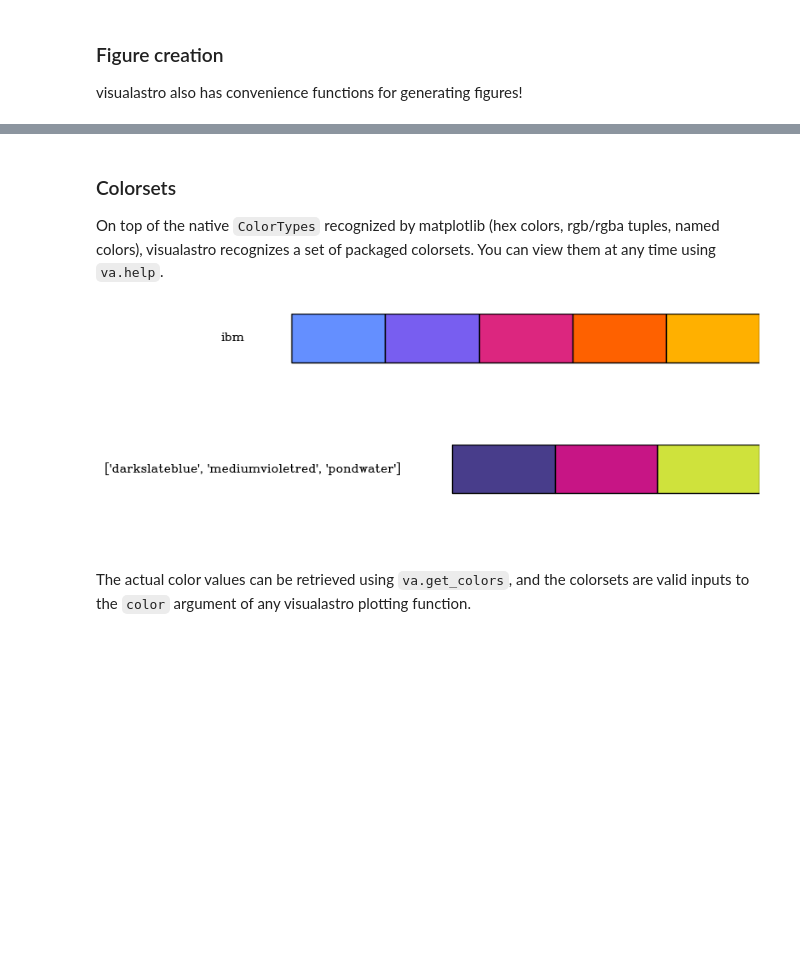
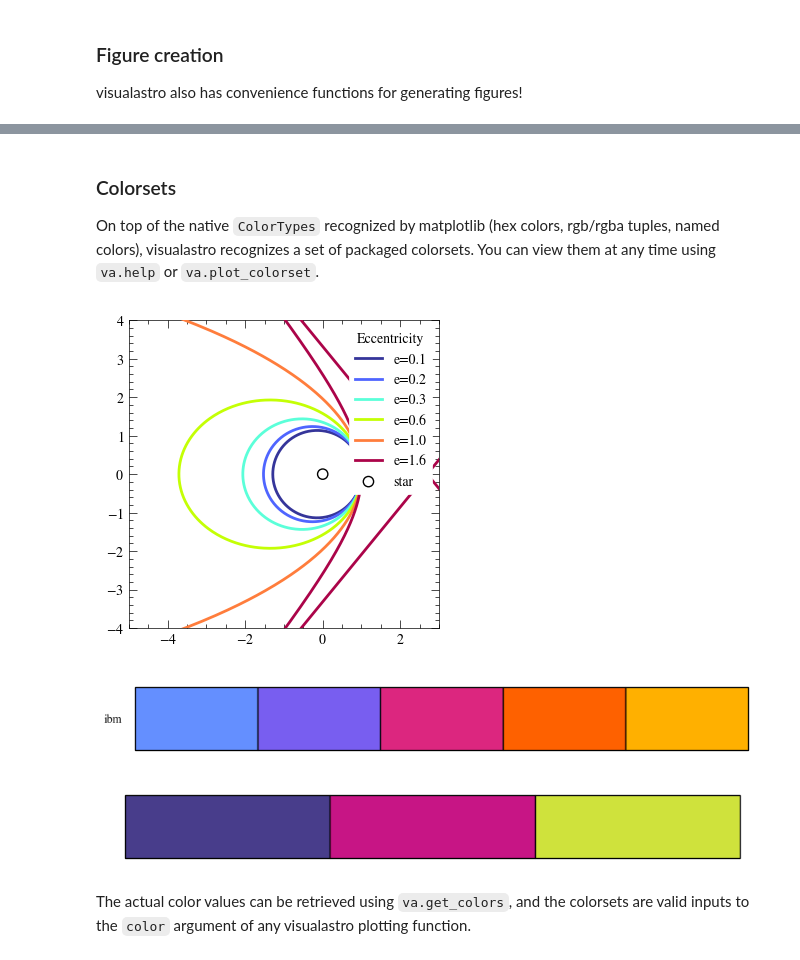
Before and after one commit to elkogerville/VisualAstro, a Jupyter notebook: examples/quickstart.ipynb, the cells around one changed output, grey strips where cells are left out. Cells and saved outputs as stored; diff of their text form; code cells hidden in the pictures; blank space fills up the shorter version.

```diff
--- a/examples/quickstart.ipynb
+++ b/examples/quickstart.ipynb
@@ -61,3 +53,10 @@ plt.show()
 ### Setting the Plot Style
 
 Upon import, visualastro will register all of its styles with matplotlib. To use them, simply call `plt.style.use('stylename')`.
+# %%
+plt.style.use('libertinus')
+# compute number density
+nd2d = va.number_density(np.vstack([x, y]).T, 2000)
+
+va.scatter(x, y, c=nd2d, s=1, figsize=(4,4), xlabel='X', ylabel='Y')
+plt.show()
@@ -66,11 +67,11 @@ plt.style.use(['minimal'])
 va.plot(t, sin, figsize=(4,4), color='slateblue', xlabel='time [s]', ylabel='Current [A]')
 plt.show()
 
-with plt.style.context(['full', 'courier-new']):
+with plt.style.context(['full', 'hershey']):
     va.plot(t, [sin, sin*2], figsize=(4,4), color='k', ls=['--', '-'], xlabel='time [s]', ylabel='Current [A]')
     plt.show()
 
-plt.style.use(['full', 'hershey'])
+plt.style.use(['full', 'stix'])
 va.plot(t, [sin, sin*2, sin*3], figsize=(4,4), color='ibm', ls=['--', '-', '-.'], xlabel='time [s]', ylabel='Current [A]')
 plt.show()
 # %% [output]
@@ -148,14 +149,17 @@ with plt.style.context('courier-new'):
 # %% [markdown]
 ### Colorsets
 
-On top of the native `ColorTypes` recognized by matplotlib (hex colors, rgb/rgba tuples, named colors), visualastro recognizes a set of packaged colorsets. You can view them at any time using `va.help`.
+On top of the native `ColorTypes` recognized by matplotlib (hex colors, rgb/rgba tuples, named colors), visualastro recognizes a set of packaged colorsets. You can view them at any time using `va.help` or `va.plot_colorset`.
 # %%
+va.plot_colorset('turbo6')
+
 va.help.color('ibm', show_color_name=True)
 
 va.help.color(['darkslateblue', 'mediumvioletred', 'pondwater'], show_color_name=True)
 # %% [output]
-[figure, old version]
+[figure, new version]
-[figure, old version]
+[figure, new version]
+[figure, added]
 # %% [markdown]
 The actual color values can be retrieved using `va.get_colors`, and the colorsets are valid inputs to the `color` argument of any visualastro plotting function.
 # %%
```
Also changed, not shown: parts of 19 cells of this notebook.
